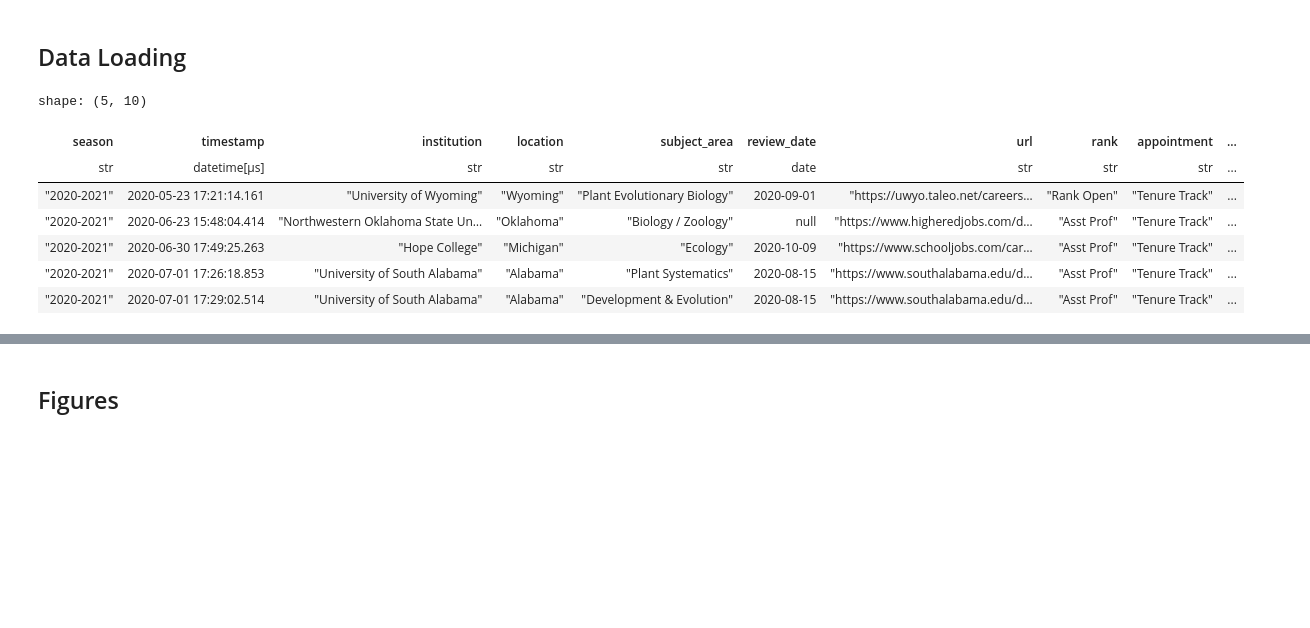
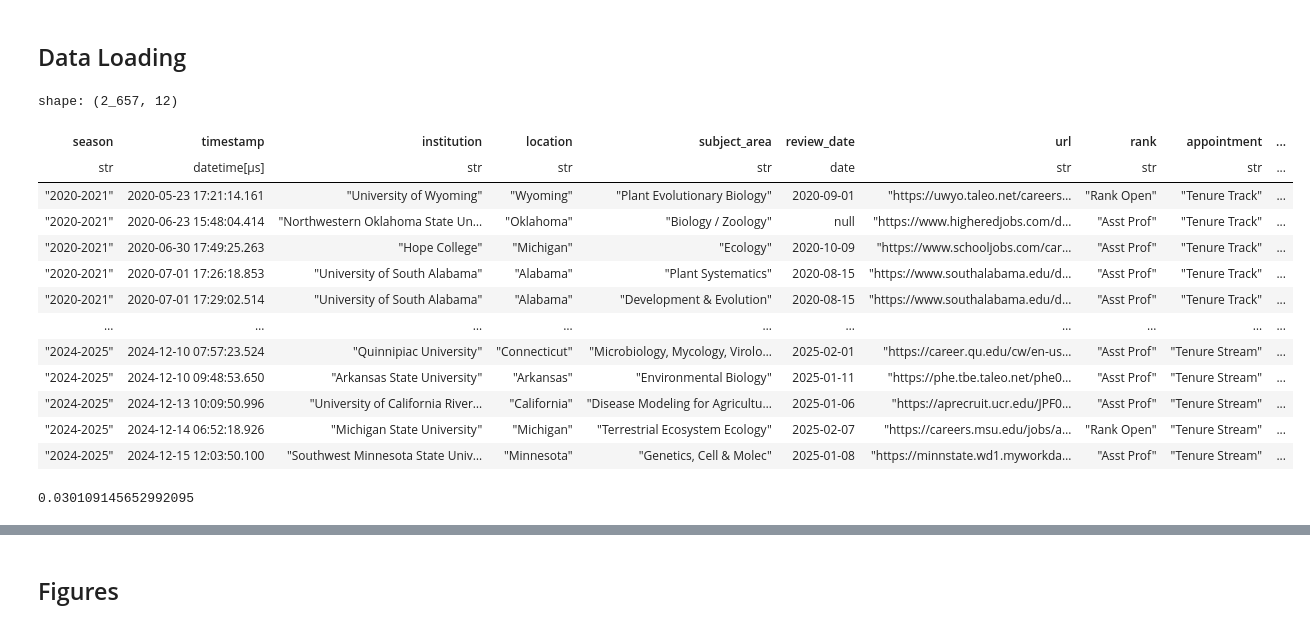
Before and after one commit to vsbuffalo/ecoevojobs, a Jupyter notebook: analysis.ipynb, the cells around one changed output, grey strips where cells are left out. Drawn from its saved outputs; the diff is of its cells as text; code cells hidden in the pictures; blank space fills up the shorter version.

Commit message:
Solved issue with inconsistent institution naming with custom mapping

```diff
--- a/analysis.ipynb
+++ b/analysis.ipynb
@@ -13,14 +13,27 @@ import matplotlib.pyplot as plt
 # %%
 df = pl.read_csv("data/ecoevo_jobs.csv", try_parse_dates=True)
 df_us = pl.read_csv("data/ecoevo_jobs_us_tt.csv", try_parse_dates=True)
-# %%
-df_us.head()
-# %% [output]
-shape: (5, 10)
-| season | timestamp | institution | location | subject_area | review_date | url | rank | appointment | ... |
-| str | datetime[μs] | str | str | str | date | str | str | str | ... |
-| "2020-2021" | 2020-05-23 17:21:14.161 | "University of Wyoming" | "Wyoming" | "Plant Evolutionary Biology" | 2020-09-01 | "https://uwyo.taleo.net/careers… | "Rank Open" | "Tenure Track" | ... |
-| "2020-2021" | 2020-06-23 15:48:04.414 | "Northwestern Oklahoma State Un… | "Oklahoma" | "Biology / Zoology" | null | "https://www.higheredjobs.com/d… | "Asst Prof" | "Tenure Track" | ... |
-| "2020-2021" | 2020-06-30 17:49:25.263 | "Hope College" | "Michigan" | "Ecology" | 2020-10-09 | "https://www.schooljobs.com/car… | "Asst Prof" | "Tenure Track" | ... |
-| "2020-2021" | 2020-07-01 17:26:18.853 | "University of South Alabama" | "Alabama" | "Plant Systematics" | 2020-08-15 | "https://www.southalabama.edu/d… | "Asst Prof" | "Tenure Track" | ... |
-| "2020-2021" | 2020-07-01 17:29:02.514 | "University of South Alabama" | "Alabama" | "Development & Evolution" | 2020-08-15 | "https://www.southalabama.edu/d… | "Asst Prof" | "Tenure Track" | ... |
+# %%
+df_us
+# %% [output]
+shape: (2_657, 12)
+| season | timestamp | institution | location | subject_area | review_date | url | rank | appointment | ... |
+| str | datetime[μs] | str | str | str | date | str | str | str | ... |
+| "2020-2021" | 2020-05-23 17:21:14.161 | "University of Wyoming" | "Wyoming" | "Plant Evolutionary Biology" | 2020-09-01 | "https://uwyo.taleo.net/careers… | "Rank Open" | "Tenure Track" | ... |
+| "2020-2021" | 2020-06-23 15:48:04.414 | "Northwestern Oklahoma State Un… | "Oklahoma" | "Biology / Zoology" | null | "https://www.higheredjobs.com/d… | "Asst Prof" | "Tenure Track" | ... |
+| "2020-2021" | 2020-06-30 17:49:25.263 | "Hope College" | "Michigan" | "Ecology" | 2020-10-09 | "https://www.schooljobs.com/car… | "Asst Prof" | "Tenure Track" | ... |
+| "2020-2021" | 2020-07-01 17:26:18.853 | "University of South Alabama" | "Alabama" | "Plant Systematics" | 2020-08-15 | "https://www.southalabama.edu/d… | "Asst Prof" | "Tenure Track" | ... |
+| "2020-2021" | 2020-07-01 17:29:02.514 | "University of South Alabama" | "Alabama" | "Development & Evolution" | 2020-08-15 | "https://www.southalabama.edu/d… | "Asst Prof" | "Tenure Track" | ... |
+| … | … | … | … | … | … | … | … | … | ... |
+| "2024-2025" | 2024-12-10 07:57:23.524 | "Quinnipiac University" | "Connecticut" | "Microbiology, Mycology, Virolo… | 2025-02-01 | "https://career.qu.edu/cw/en-us… | "Asst Prof" | "Tenure Stream" | ... |
+| "2024-2025" | 2024-12-10 09:48:53.650 | "Arkansas State University" | "Arkansas" | "Environmental Biology" | 2025-01-11 | "https://phe.tbe.taleo.net/phe0… | "Asst Prof" | "Tenure Stream" | ... |
+| "2024-2025" | 2024-12-13 10:09:50.996 | "University of California River… | "California" | "Disease Modeling for Agricultu… | 2025-01-06 | "https://aprecruit.ucr.edu/JPF0… | "Asst Prof" | "Tenure Stream" | ... |
+| "2024-2025" | 2024-12-14 06:52:18.926 | "Michigan State University" | "Michigan" | "Terrestrial Ecosystem Ecology" | 2025-02-07 | "https://careers.msu.edu/jobs/a… | "Rank Open" | "Tenure Stream" | ... |
+| "2024-2025" | 2024-12-15 12:03:50.100 | "Southwest Minnesota State Univ… | "Minnesota" | "Genetics, Cell & Molec" | 2025-01-08 | "https://minnstate.wd1.myworkda… | "Asst Prof" | "Tenure Stream" | ... |
+# %%
+# unmapped entries are few
+unmapped_institution_frac = df_us['institution_clean'].is_null().mean()
+assert unmapped_institution_frac < 0.05, "greater than 5% unidentified institutions!"
+unmapped_institution_frac
+# %% [output]
+0.030109145652992095
```
Also changed, not shown: parts of 4 cells of this notebook, 13 other files.
